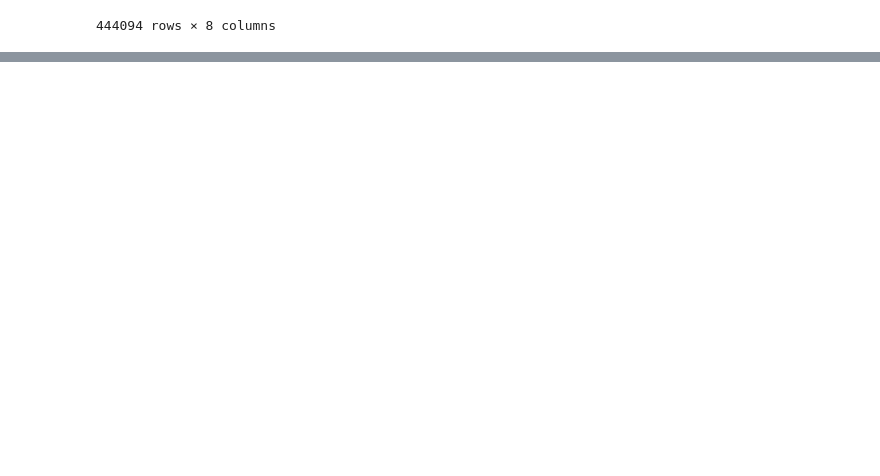
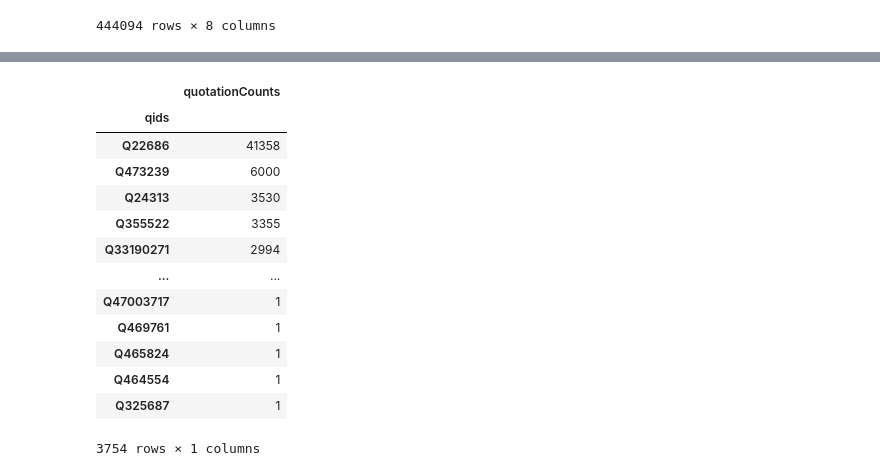
Before and after one commit to epfl-ada/ada-2021-project-the-internationadas, a Jupyter notebook: Project_Milestone_P2.ipynb, the cells around one changed output, grey strips where cells are left out. Saved outputs shown, nothing was run; the diff lists cells and outputs as text; code cells hidden in the pictures; blank space fills up the shorter version.

```diff
--- a/Project_Milestone_P2.ipynb
+++ b/Project_Milestone_P2.ipynb
@@ -431,0 +463,18 @@ new_df
+# %%
+# Top Speakers of the Republican Party
+df[df['party'].str[0] == 'Q29468'].groupby(['qids']).mean().sort_values(by='quotationCounts', ascending=False)
+# %% [output]
+|  | quotationCounts |
+| qids |  |
+| Q22686 | 41358 |
+| Q473239 | 6000 |
+| Q24313 | 3530 |
+| Q355522 | 3355 |
+| Q33190271 | 2994 |
+| ... | ... |
+| Q47003717 | 1 |
+| Q469761 | 1 |
+| Q465824 | 1 |
+| Q464554 | 1 |
+| Q325687 | 1 |
+3754 rows × 1 columns
```
Also changed, not shown: parts of 19 cells of this notebook.
